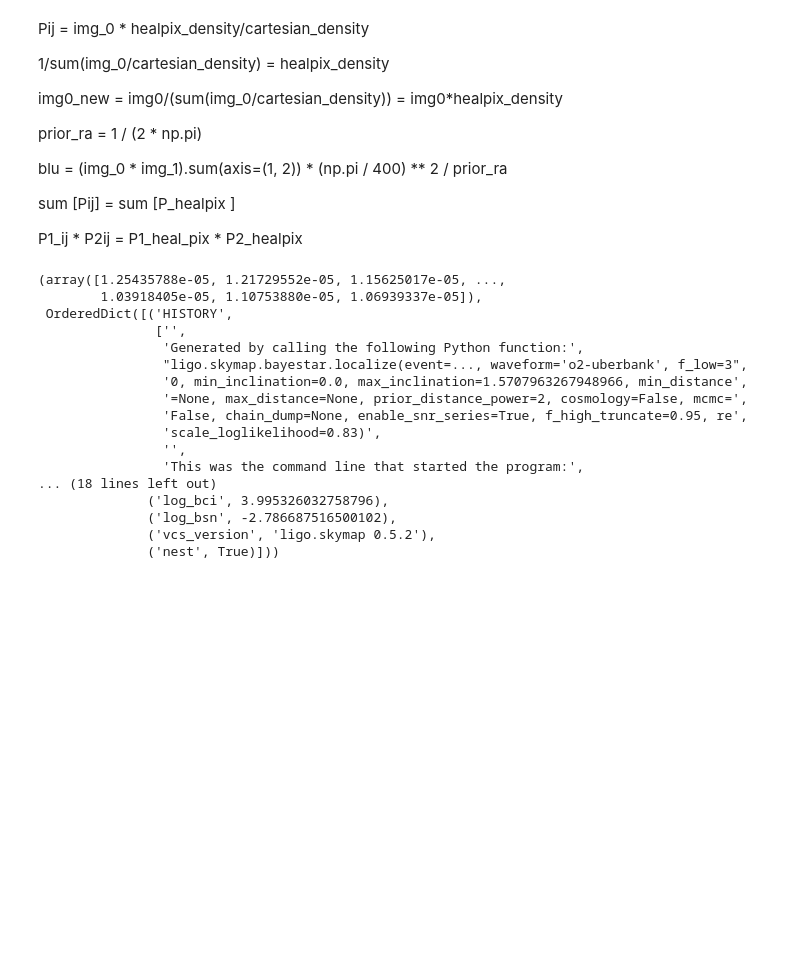
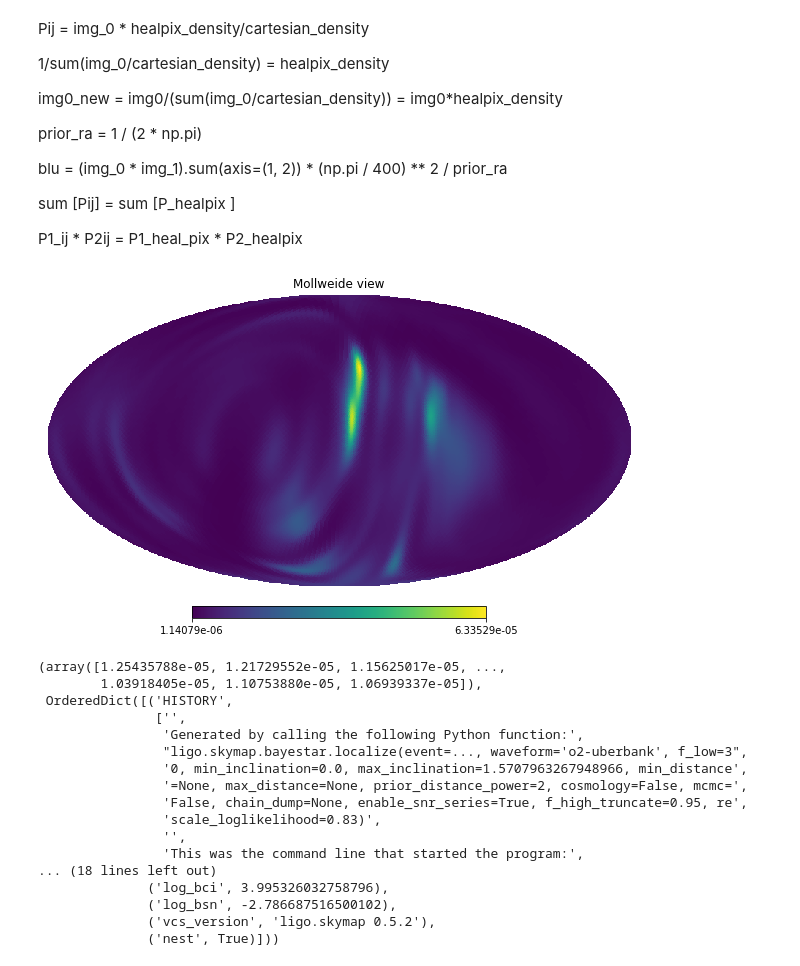
Before and after one commit to srashtig/lensid-15jul-2022, a Jupyter notebook: review/hp_cartview.ipynb, the cells around one changed output. Drawn from its saved outputs; the diff is of its cells as text; code cells hidden in the pictures; blank space fills up the shorter version.

```diff
--- a/review/hp_cartview.ipynb
+++ b/review/hp_cartview.ipynb
@@ -40,6 +51,10 @@ fname_0 = data_dir + 'lensed/'+ str(index)+'/0/0.fits'
 fits_0 = fits.read_sky_map(fname_0)
 fname_1 = data_dir + 'lensed/'+ str(index)+'/1/0.fits'
 fits_1 = fits.read_sky_map(fname_1)
+# %%
+hp.mollview(fits_1[0])
+# %% [output]
+[figure, added]
 # %%
 fits_0
 # %% [output]
```
Also changed, not shown: parts of 12 cells of this notebook.
